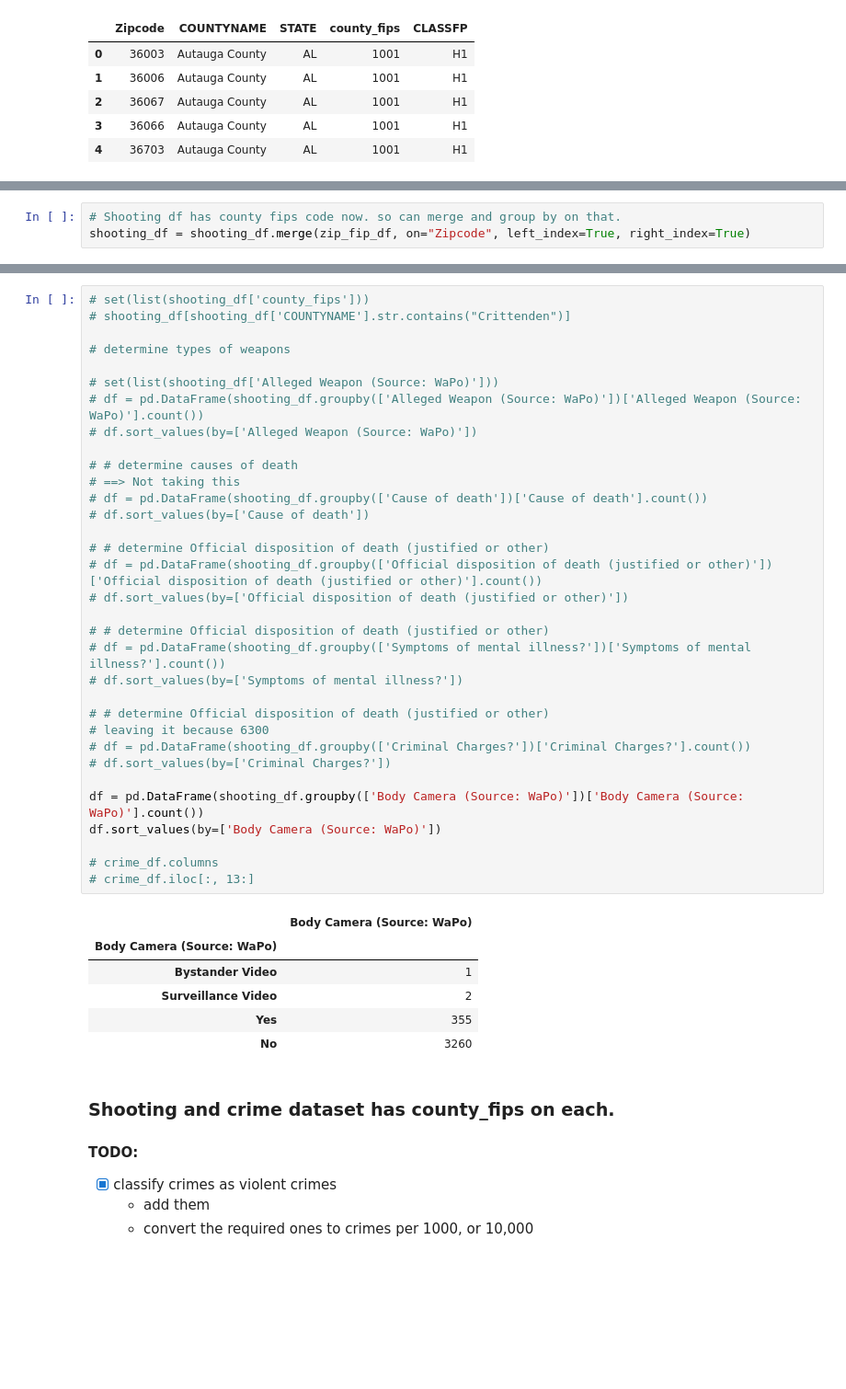
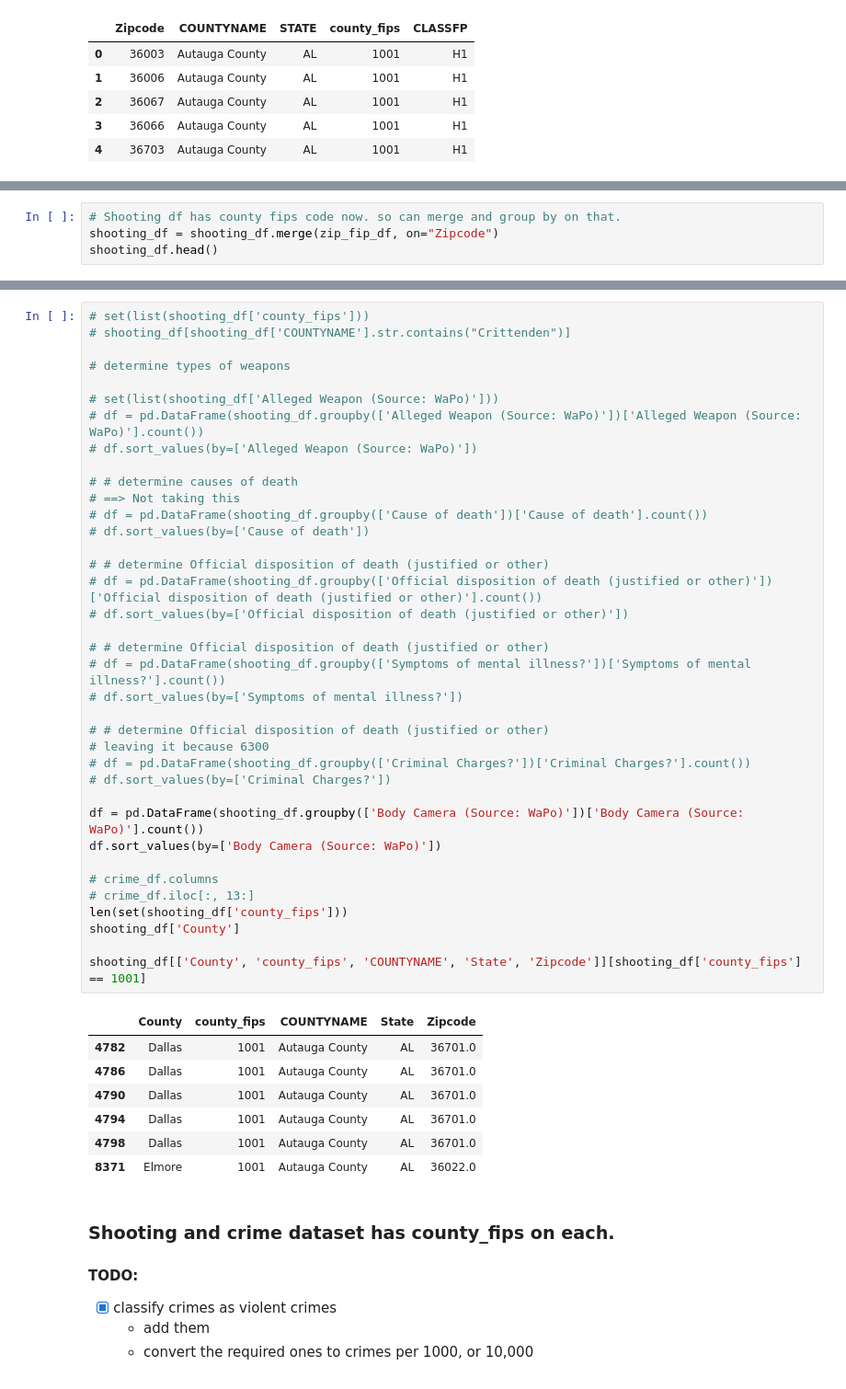
Before and after one commit to yavuzsunor/ADS-Project, a Jupyter notebook: Ads project - hemil.ipynb, the cells around one changed output, grey strips where cells are left out. Shown at 92% size. Saved outputs shown, nothing was run; the diff lists cells and outputs as text; blank space fills up the shorter version.

```diff
--- a/Ads project - hemil.ipynb
+++ b/Ads project - hemil.ipynb
@@ -121,3 +121,4 @@ crime_df.head()
 # %%
 # Shooting df has county fips code now. so can merge and group by on that.
-shooting_df = shooting_df.merge(zip_fip_df, on="Zipcode", left_index=True, right_index=True)
+shooting_df = shooting_df.merge(zip_fip_df, on="Zipcode")
+shooting_df.head()
@@ -128,39 +137,44 @@ shooting_df = shooting_df.merge(zip_fip_df, on="Zipcode", left_index=True, right
 # determine types of weapons
 
 # set(list(shooting_df['Alleged Weapon (Source: WaPo)']))
 # df = pd.DataFrame(shooting_df.groupby(['Alleged Weapon (Source: WaPo)'])['Alleged Weapon (Source: WaPo)'].count())
 # df.sort_values(by=['Alleged Weapon (Source: WaPo)'])
 
 # # determine causes of death
 # ==> Not taking this
 # df = pd.DataFrame(shooting_df.groupby(['Cause of death'])['Cause of death'].count())
 # df.sort_values(by=['Cause of death'])
 
 # # determine Official disposition of death (justified or other)
 # df = pd.DataFrame(shooting_df.groupby(['Official disposition of death (justified or other)'])['Official disposition of death (justified or other)'].count())
 # df.sort_values(by=['Official disposition of death (justified or other)'])
 
 # # determine Official disposition of death (justified or other)
 # df = pd.DataFrame(shooting_df.groupby(['Symptoms of mental illness?'])['Symptoms of mental illness?'].count())
 # df.sort_values(by=['Symptoms of mental illness?'])
 
 # # determine Official disposition of death (justified or other)
 # leaving it because 6300
 # df = pd.DataFrame(shooting_df.groupby(['Criminal Charges?'])['Criminal Charges?'].count())
 # df.sort_values(by=['Criminal Charges?'])
 
 df = pd.DataFrame(shooting_df.groupby(['Body Camera (Source: WaPo)'])['Body Camera (Source: WaPo)'].count())
 df.sort_values(by=['Body Camera (Source: WaPo)'])
 
 # crime_df.columns
 # crime_df.iloc[:, 13:]
+len(set(shooting_df['county_fips']))
+shooting_df['County']
+
+shooting_df[['County', 'county_fips', 'COUNTYNAME', 'State', 'Zipcode']][shooting_df['county_fips'] == 1001]
 # %% [output]
-|  | Body Camera (Source: WaPo) |
-| Body Camera (Source: WaPo) |  |
-| Bystander Video | 1 |
-| Surveillance Video | 2 |
-| Yes | 355 |
-| No | 3260 |
+|  | County | county_fips | COUNTYNAME | State | Zipcode |
+| 4782 | Dallas | 1001 | Autauga County | AL | 36701.0 |
+| 4786 | Dallas | 1001 | Autauga County | AL | 36701.0 |
+| 4790 | Dallas | 1001 | Autauga County | AL | 36701.0 |
+| 4794 | Dallas | 1001 | Autauga County | AL | 36701.0 |
+| 4798 | Dallas | 1001 | Autauga County | AL | 36701.0 |
+| 8371 | Elmore | 1001 | Autauga County | AL | 36022.0 |
 # %% [markdown]
 ### Shooting and crime dataset has county_fips on each.
 
```
Also changed, not shown: parts of 9 cells of this notebook.
